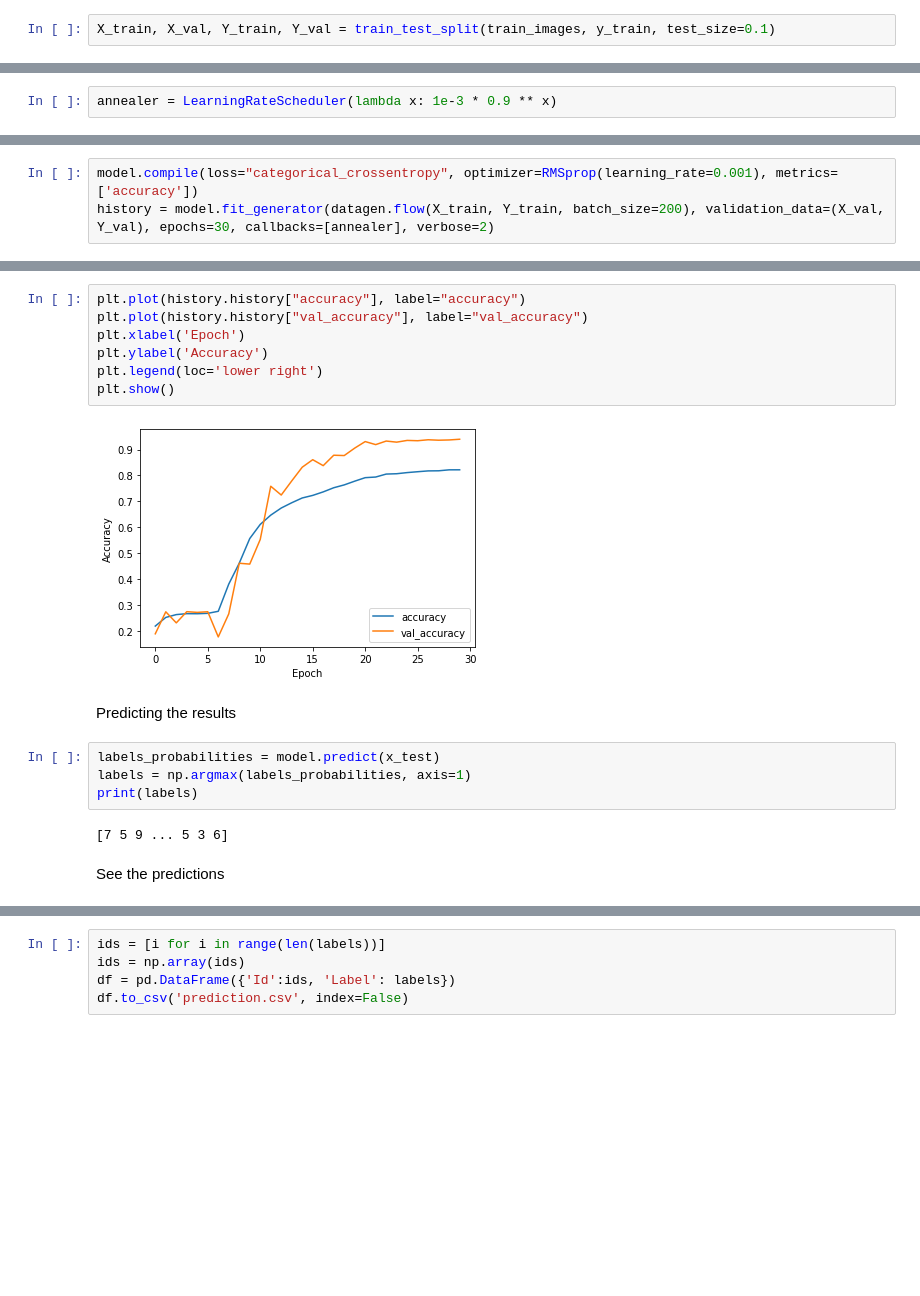
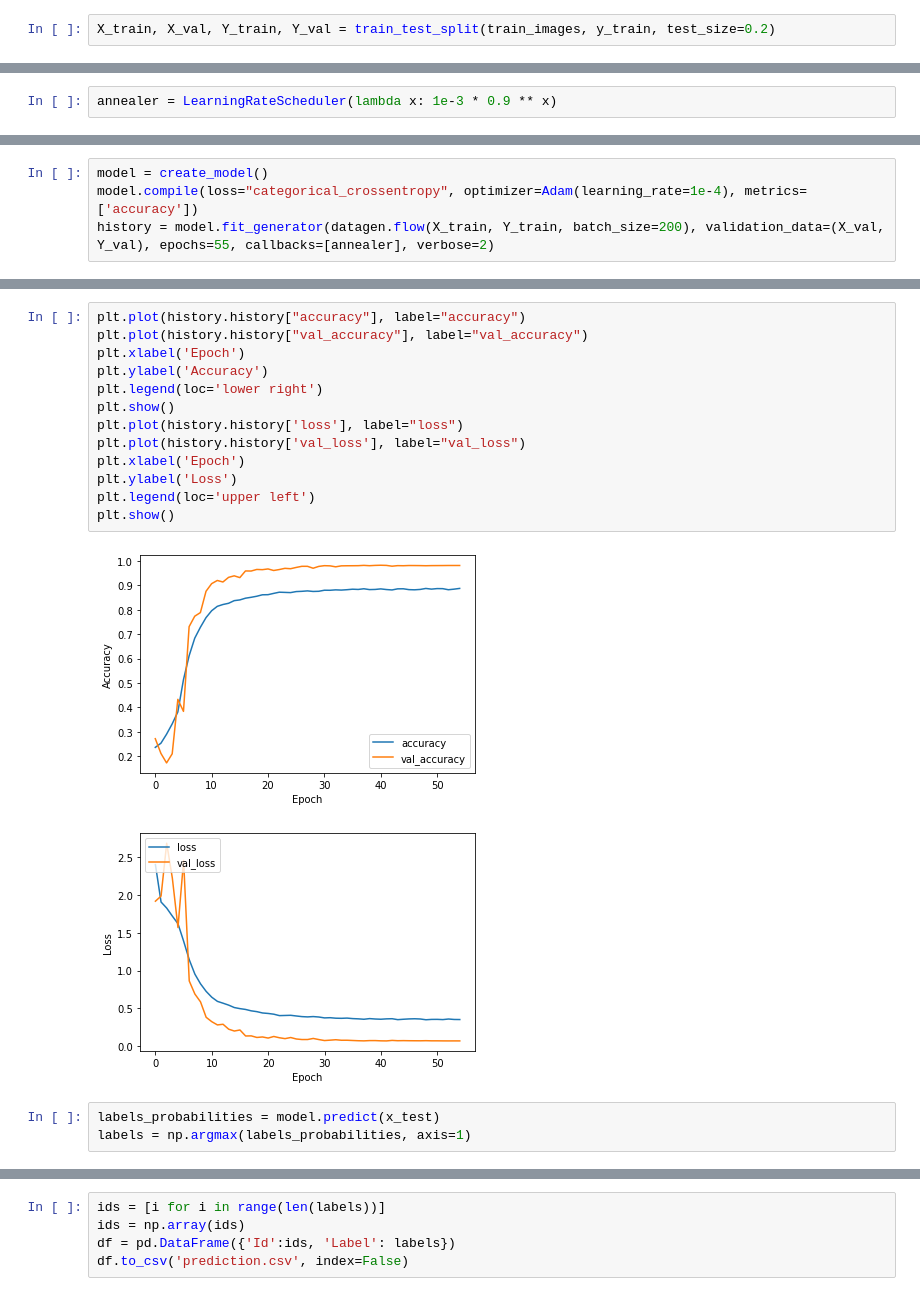
Before and after one commit to rickyychen/MNIST_Max-digits, a Jupyter notebook: Second_place.ipynb, the cells around one changed output, grey strips where cells are left out. Saved outputs shown, nothing was run; the diff lists cells and outputs as text; blank space fills up the shorter version.

Commit message:
98% accuracy

```diff
--- a/Second_place.ipynb
+++ b/Second_place.ipynb
@@ -118,4 +117,4 @@ x_test = x_test.reshape(x_test.shape[0], x_test.shape[1], x_test.shape[2], 1)
 # %% [markdown]
 Split training dataset into training and validation dataset
 # %%
-X_train, X_val, Y_train, Y_val = train_test_split(train_images, y_train, test_size=0.1)
+X_train, X_val, Y_train, Y_val = train_test_split(train_images, y_train, test_size=0.2)
@@ -193,4 +177,5 @@ _________________________________________________________________
 # %%
-model.compile(loss="categorical_crossentropy", optimizer=RMSprop(learning_rate=0.001), metrics=['accuracy'])
-history = model.fit_generator(datagen.flow(X_train, Y_train, batch_size=200), validation_data=(X_val, Y_val), epochs=30, callbacks=[annealer], verbose=2)
+model = create_model()
+model.compile(loss="categorical_crossentropy", optimizer=Adam(learning_rate=1e-4), metrics=['accuracy'])
+history = model.fit_generator(datagen.flow(X_train, Y_train, batch_size=200), validation_data=(X_val, Y_val), epochs=55, callbacks=[annealer], verbose=2)
 # %% [output]
@@ -214,22 +199,22 @@ Epoch 30/30
 # %%
 plt.plot(history.history["accuracy"], label="accuracy")
 plt.plot(history.history["val_accuracy"], label="val_accuracy")
 plt.xlabel('Epoch')
 plt.ylabel('Accuracy')
 plt.legend(loc='lower right')
 plt.show()
+plt.plot(history.history['loss'], label="loss")
+plt.plot(history.history['val_loss'], label="val_loss")
+plt.xlabel('Epoch')
+plt.ylabel('Loss')
+plt.legend(loc='upper left')
+plt.show()
 # %% [output]
-[figure, old version]
+[figure, new version]
+[figure, added]
-# %% [markdown]
-Predicting the results
 # %%
 labels_probabilities = model.predict(x_test)
 labels = np.argmax(labels_probabilities, axis=1)
-print(labels)
-# %% [output]
-[7 5 9 ... 5 3 6]
-# %% [markdown]
-See the predictions
 # %%
 for i in labels:
   print(i)
```
Also changed, not shown: parts of 20 cells of this notebook.
